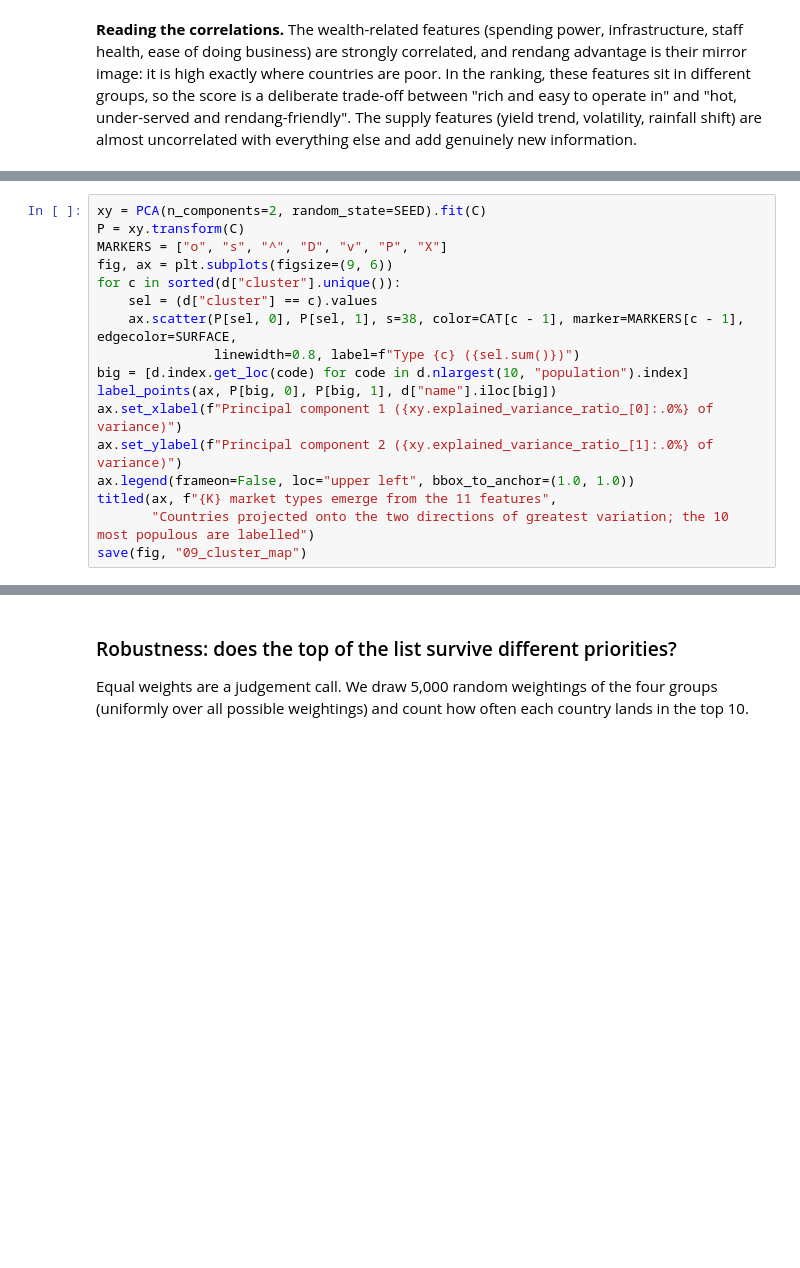
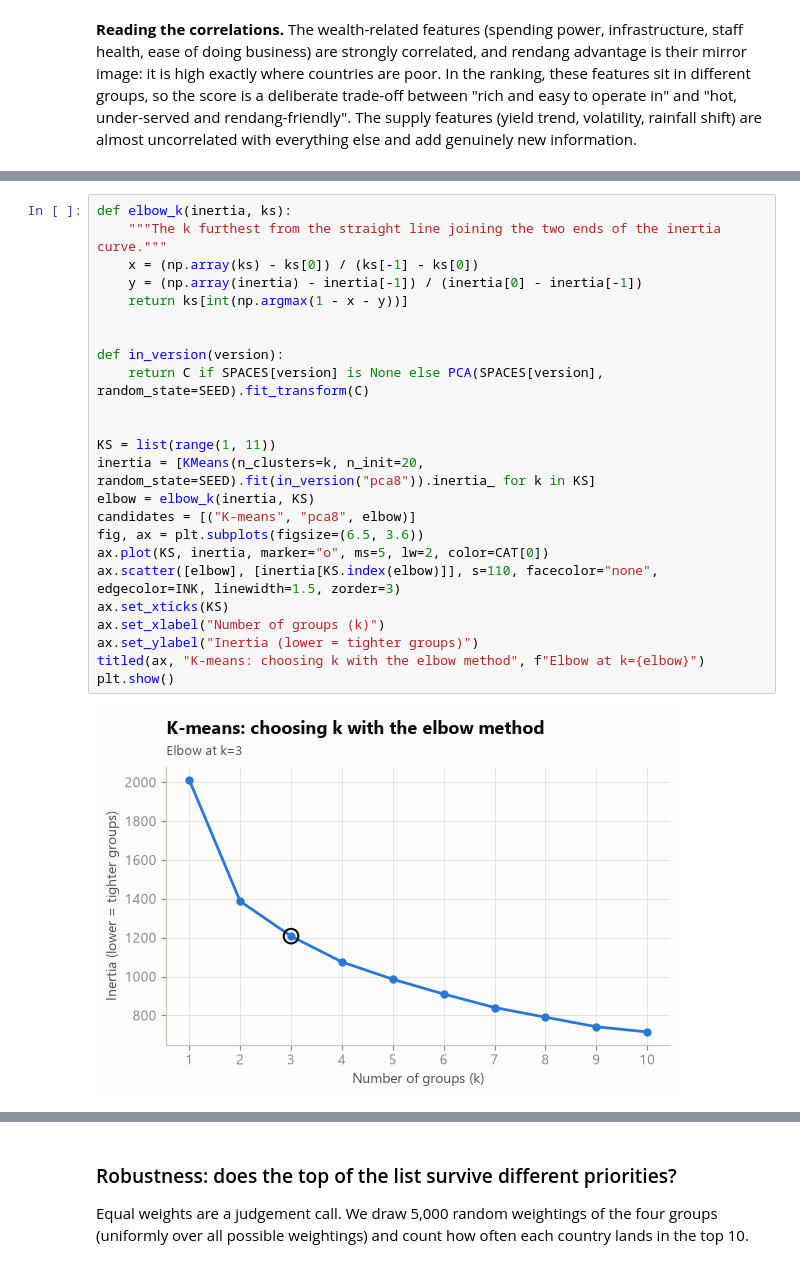
Before and after one commit to edward3423/nasipadang, a Jupyter notebook: nasipadang.ipynb, the cells around one changed output, grey strips where cells are left out. Saved outputs shown, nothing was run; the diff lists cells and outputs as text; blank space fills up the shorter version.

```diff
--- a/nasipadang.ipynb
+++ b/nasipadang.ipynb
@@ -734,17 +596,0 @@ The clusters overlap (silhouette about 0.2), so they describe tendencies rather
-# %%
-xy = PCA(n_components=2, random_state=SEED).fit(C)
-P = xy.transform(C)
-MARKERS = ["o", "s", "^", "D", "v", "P", "X"]
-fig, ax = plt.subplots(figsize=(9, 6))
-for c in sorted(d["cluster"].unique()):
-    sel = (d["cluster"] == c).values
-    ax.scatter(P[sel, 0], P[sel, 1], s=38, color=CAT[c - 1], marker=MARKERS[c - 1], edgecolor=SURFACE,
-               linewidth=0.8, label=f"Type {c} ({sel.sum()})")
-big = [d.index.get_loc(code) for code in d.nlargest(10, "population").index]
-label_points(ax, P[big, 0], P[big, 1], d["name"].iloc[big])
-ax.set_xlabel(f"Principal component 1 ({xy.explained_variance_ratio_[0]:.0%} of variance)")
-ax.set_ylabel(f"Principal component 2 ({xy.explained_variance_ratio_[1]:.0%} of variance)")
-ax.legend(frameon=False, loc="upper left", bbox_to_anchor=(1.0, 1.0))
-titled(ax, f"{K} market types emerge from the 11 features",
-       "Countries projected onto the two directions of greatest variation; the 10 most populous are labelled")
-save(fig, "09_cluster_map")
@@ -784,0 +728,26 @@ Ranked 156 countries
+# %%
+def elbow_k(inertia, ks):
+    """The k furthest from the straight line joining the two ends of the inertia curve."""
+    x = (np.array(ks) - ks[0]) / (ks[-1] - ks[0])
+    y = (np.array(inertia) - inertia[-1]) / (inertia[0] - inertia[-1])
+    return ks[int(np.argmax(1 - x - y))]
+
+
+def in_version(version):
+    return C if SPACES[version] is None else PCA(SPACES[version], random_state=SEED).fit_transform(C)
+
+
+KS = list(range(1, 11))
+inertia = [KMeans(n_clusters=k, n_init=20, random_state=SEED).fit(in_version("pca8")).inertia_ for k in KS]
+elbow = elbow_k(inertia, KS)
+candidates = [("K-means", "pca8", elbow)]
+fig, ax = plt.subplots(figsize=(6.5, 3.6))
+ax.plot(KS, inertia, marker="o", ms=5, lw=2, color=CAT[0])
+ax.scatter([elbow], [inertia[KS.index(elbow)]], s=110, facecolor="none", edgecolor=INK, linewidth=1.5, zorder=3)
+ax.set_xticks(KS)
+ax.set_xlabel("Number of groups (k)")
+ax.set_ylabel("Inertia (lower = tighter groups)")
+titled(ax, "K-means: choosing k with the elbow method", f"Elbow at k={elbow}")
+plt.show()
+# %% [output]
+[figure, added]
```
Also changed, not shown: parts of 42 cells of this notebook, 10 other files.
